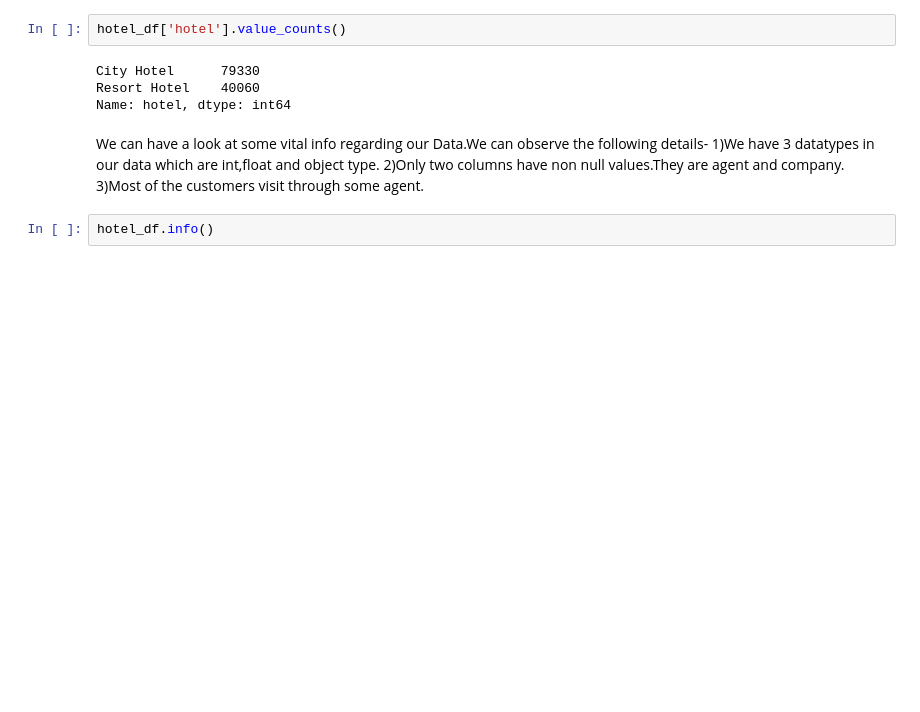
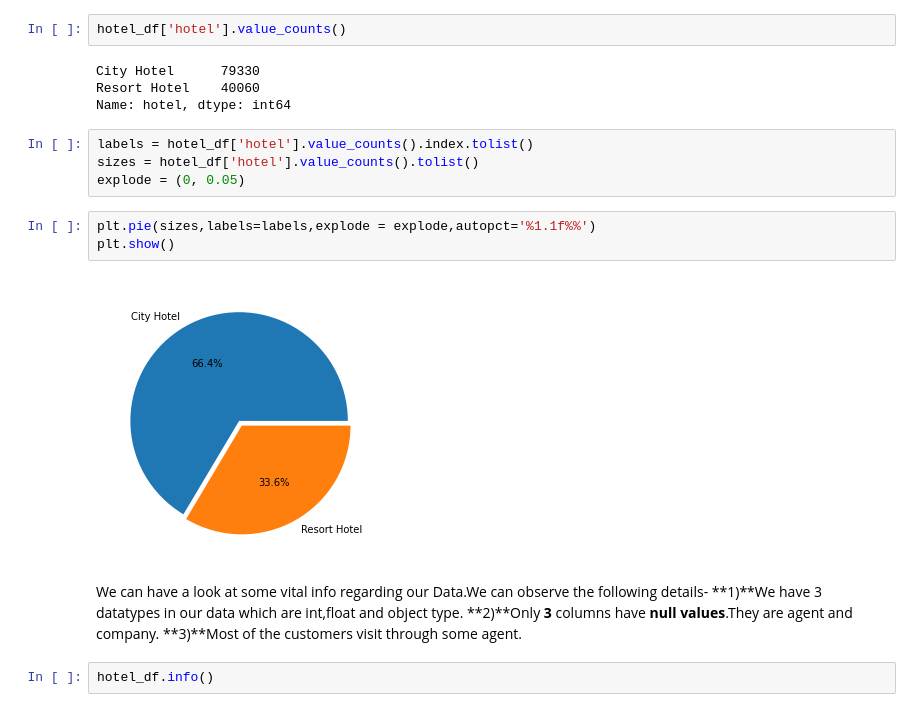
Before and after one commit to dkd99/hotel-booking-analysis, a Jupyter notebook: Hotel_Booking_Analysis_Capstone_Project.ipynb, the cells around one changed output. Saved outputs shown, nothing was run; the diff lists cells and outputs as text; blank space fills up the shorter version.

```diff
--- a/Hotel_Booking_Analysis_Capstone_Project.ipynb
+++ b/Hotel_Booking_Analysis_Capstone_Project.ipynb
@@ -107,11 +109,20 @@ hotel_df['hotel'].value_counts()
 City Hotel      79330
 Resort Hotel    40060
 Name: hotel, dtype: int64
+# %%
+labels = hotel_df['hotel'].value_counts().index.tolist()
+sizes = hotel_df['hotel'].value_counts().tolist()
+explode = (0, 0.05)
+# %%
+plt.pie(sizes,labels=labels,explode = explode,autopct='%1.1f%%')
+plt.show()
+# %% [output]
+[figure, added]
 # %% [markdown]
 We can have a look at some vital info regarding our Data.We can observe the following details-
-1)We have 3 datatypes in our data which are int,float and object type.
-2)Only two columns have non null values.They are agent and company.
-3)Most of the customers visit through some agent.
+**1)**We have 3 datatypes in our data which are int,float and object type.
+**2)**Only **3** columns have  **null values**.They are agent and company.
+**3)**Most of the customers visit through some agent.
 # %%
 hotel_df.info()
 # %% [output]
```
Also changed, not shown: parts of 55 cells of this notebook.
